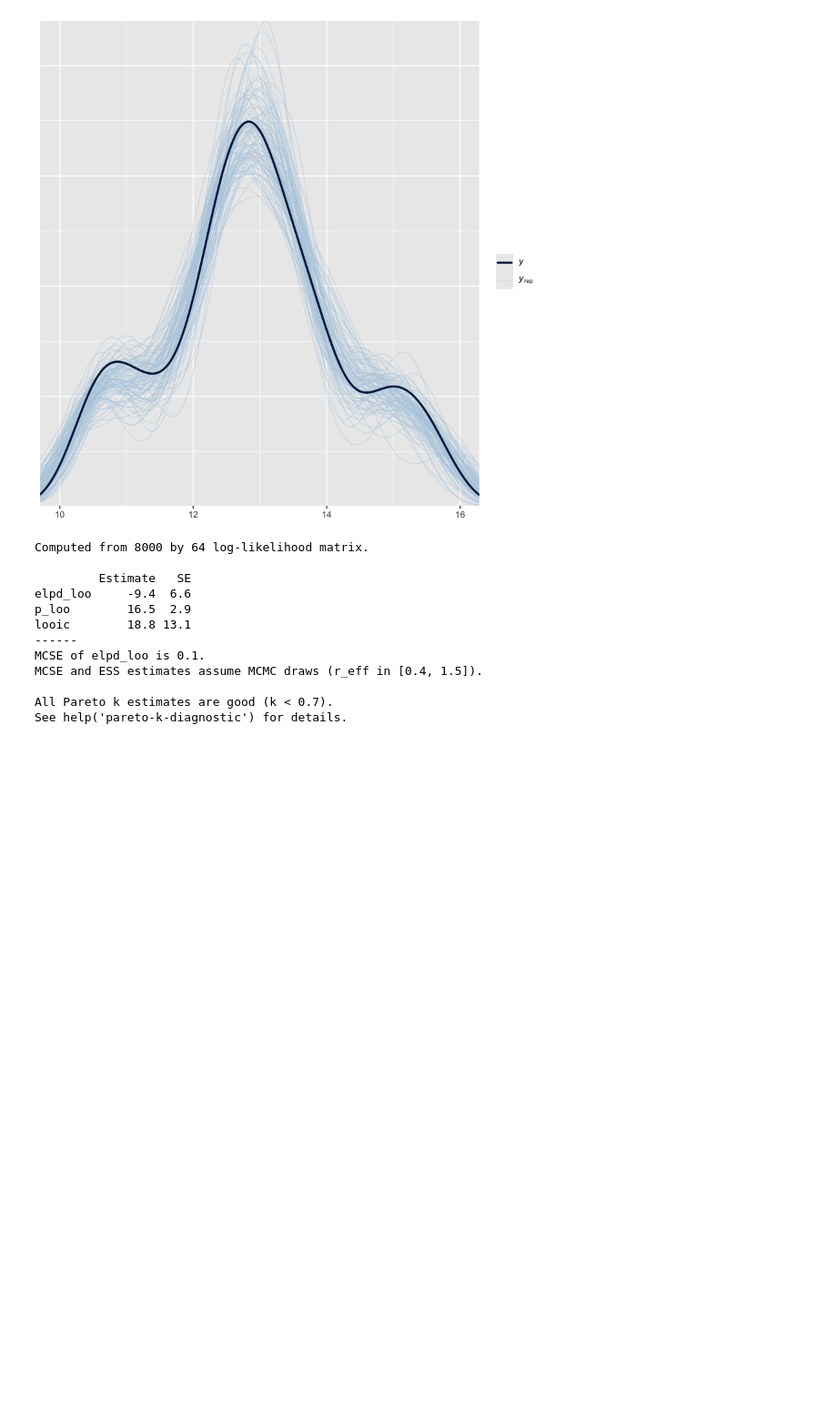
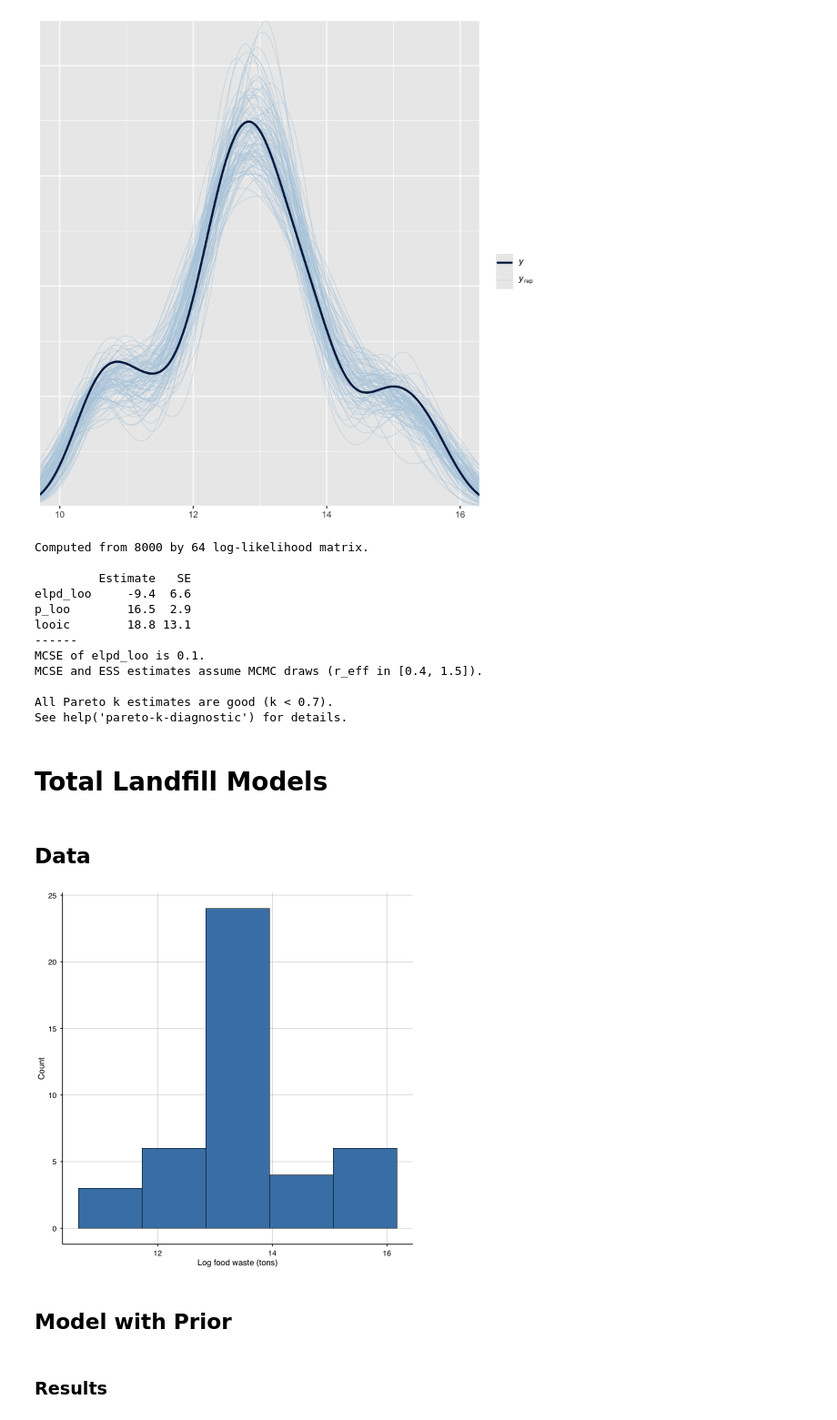
Before and after one commit to AschHarwood/evaluating_organic_waste_bans, a Jupyter notebook: final_paper_analysis/analysis_evaluating_waste_bans.ipynb, the cells around one changed output. Shown at 91% size. Cells and saved outputs as stored; diff of their text form; code cells hidden in the pictures; blank space fills up the shorter version.

Commit message:
add total landfill models

```diff
--- a/final_paper_analysis/analysis_evaluating_waste_bans.ipynb
+++ b/final_paper_analysis/analysis_evaluating_waste_bans.ipynb
@@ -206,3 +206,49 @@ MCSE and ESS estimates assume MCMC draws (r_eff in [0.4, 1.5]).
 
 All Pareto k estimates are good (k < 0.7).
 See help('pareto-k-diagnostic') for details.
+# %% [markdown]
+# Total Landfill Models
+# %% [markdown]
+## Data
+# %%
+combined_df <- read.csv("/Users/aschharwood/kedro_policy_2/organic-policy/data/04_feature/State_Food_Waste_Combined_Only_with_Compost_Search_Volume_w_tip_fees.csv")
+
+
+combined_df$pce_scaled <- combined_df$food_real_pce_2015_dollars / 10000
+combined_df$centered_search_roll <- combined_df$avg_normalized_search_vol - mean(combined_df$avg_normalized_search_vol, na.rm = TRUE)
+combined_df$log_pce <- log(combined_df$pce_scaled)
+combined_df <- combined_df %>%
+    select(
+        state,
+        year,
+        food_tons_clean,
+        log_food_tons,
+        pce_scaled,
+        centered_search_roll,
+        inflation_adjusted_tipping_fee,
+        adjusted_quant_score_linear,
+    )
+# %%
+p_hist <- ggplot(combined_df, aes(x = log_food_tons)) +
+    geom_histogram(bins = 5, fill = "#4682B4", color = "black", linewidth = 0.3) +
+    labs(
+        x = "Log food waste (tons)",
+        y = "Count"
+    ) +
+    theme_minimal(base_family = "Helvetica") +
+    theme(
+        panel.grid.minor = element_blank(),
+        panel.grid.major = element_line(linewidth = 0.3, color = "gray80"),
+        axis.line = element_line(color = "black", linewidth = 0.5),
+        axis.ticks = element_line(color = "black", linewidth = 0.5),
+        axis.text = element_text(size = 10, color = "black"),
+        axis.title = element_text(size = 11, color = "black"),
+        plot.margin = margin(5, 5, 5, 5, "pt"),
+        text = element_text(family = "Helvetica")
+    )
+
+print(p_hist)
+# %% [output]
+[figure, added]
+# %% [markdown]
+## Model with Prior
@@ -208,0 +257,2 @@ See help('pareto-k-diagnostic') for details.
+# %% [markdown]
+### Results
```
Also changed, not shown: parts of 22 cells of this notebook.
